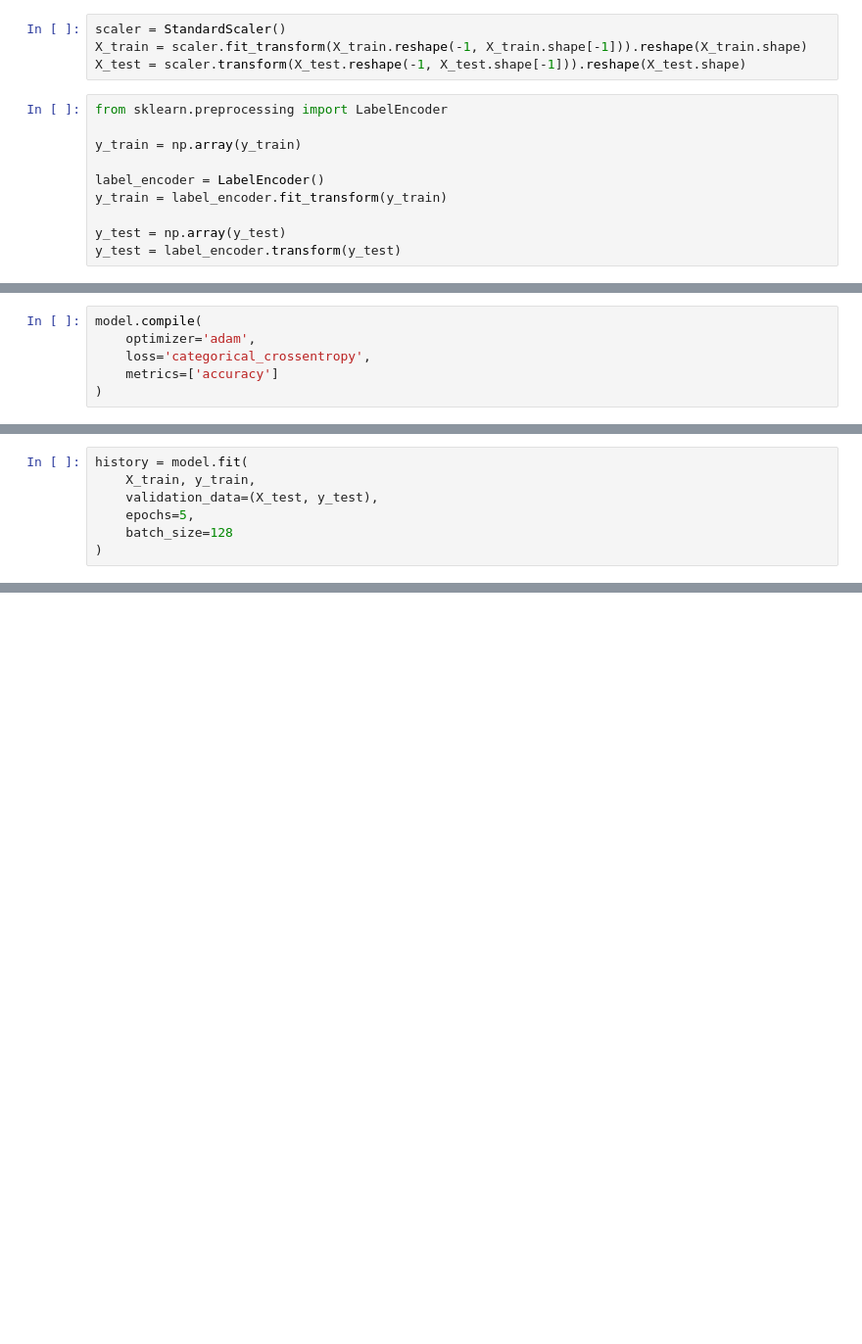
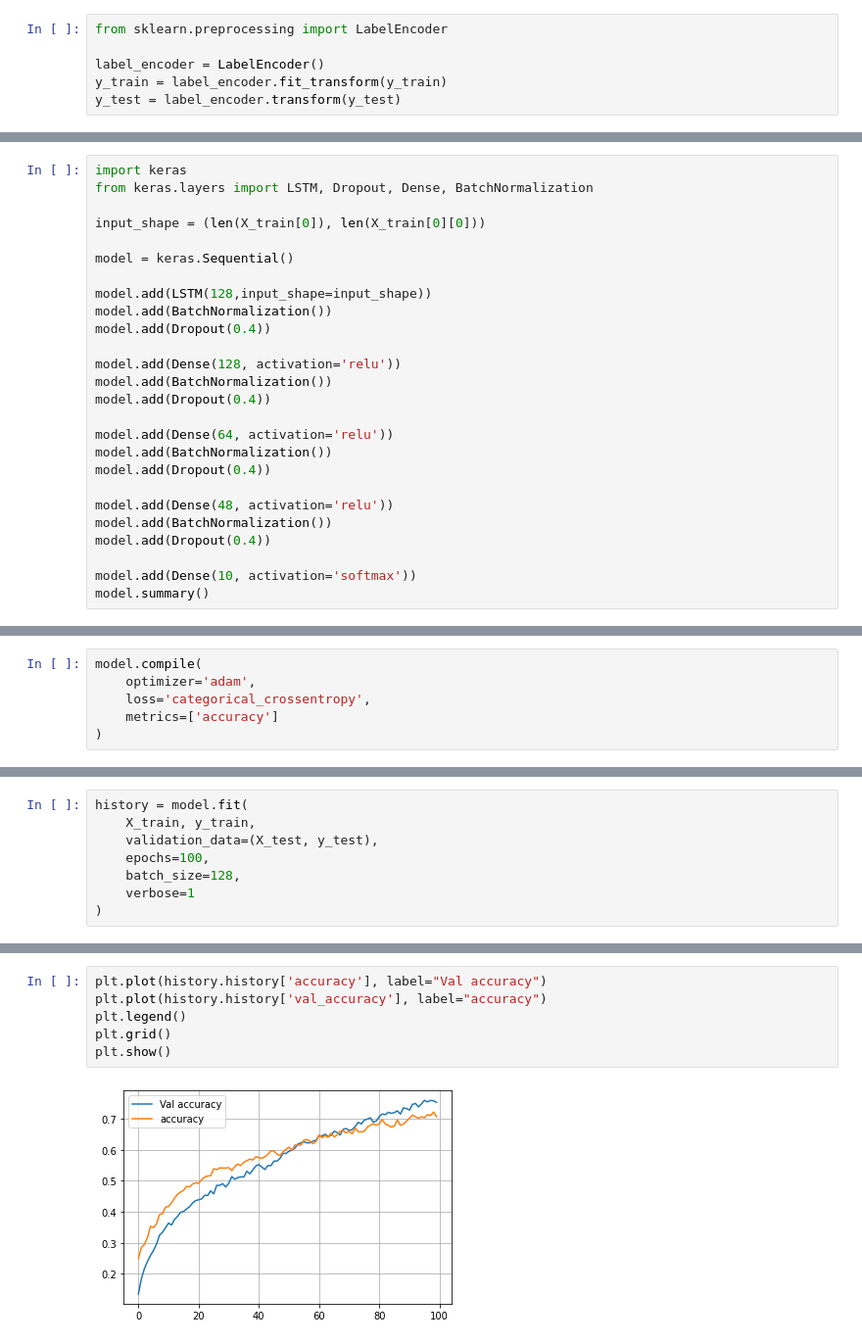
Before and after one commit to piotr-pawelczak/music_genre_classification, a Jupyter notebook: load_dataset.ipynb, the cells around one changed output, grey strips where cells are left out. Shown at 98% size. Cells and saved outputs as stored; diff of their text form; blank space fills up the shorter version.

```diff
--- a/load_dataset.ipynb
+++ b/load_dataset.ipynb
@@ -71,16 +88,8 @@ X_train, X_test, y_train, y_test = train_test_split(x, y, test_size=0.3)
-# %%
-scaler = StandardScaler()
-X_train = scaler.fit_transform(X_train.reshape(-1, X_train.shape[-1])).reshape(X_train.shape)
-X_test = scaler.transform(X_test.reshape(-1, X_test.shape[-1])).reshape(X_test.shape)
 # %%
 from sklearn.preprocessing import LabelEncoder
 
-y_train = np.array(y_train)
-
 label_encoder = LabelEncoder()
 y_train = label_encoder.fit_transform(y_train)
-
-y_test = np.array(y_test)
 y_test = label_encoder.transform(y_test)
 # %%
 y_train = tf.keras.utils.to_categorical(y_train, num_classes=10)
@@ -99,0 +97,26 @@ ImportError: cannot import name 'tf2' from 'tensorflow.python' (unknown location
+# %%
+import keras
+from keras.layers import LSTM, Dropout, Dense, BatchNormalization
+
+input_shape = (len(X_train[0]), len(X_train[0][0]))
+
+model = keras.Sequential()
+
+model.add(LSTM(128,input_shape=input_shape))
+model.add(BatchNormalization())
+model.add(Dropout(0.4))
+
+model.add(Dense(128, activation='relu'))
+model.add(BatchNormalization())
+model.add(Dropout(0.4))
+
+model.add(Dense(64, activation='relu'))
+model.add(BatchNormalization())
+model.add(Dropout(0.4))
+
+model.add(Dense(48, activation='relu'))
+model.add(BatchNormalization())
+model.add(Dropout(0.4))
+
+model.add(Dense(10, activation='softmax'))
+model.summary()
@@ -125,7 +148,8 @@ _________________________________________________________________
 history = model.fit(
     X_train, y_train,
     validation_data=(X_test, y_test),
-    epochs=5,
-    batch_size=128
+    epochs=100,
+    batch_size=128,
+    verbose=1
 )
 # %% [output]
@@ -158,0 +173,8 @@ ERROR: No matching distribution found for tensorflow==2.3.0
+# %%
+plt.plot(history.history['accuracy'], label="Val accuracy")
+plt.plot(history.history['val_accuracy'], label="accuracy")
+plt.legend()
+plt.grid()
+plt.show()
+# %% [output]
+[figure, added]
```
Also changed, not shown: parts of 21 cells of this notebook.
